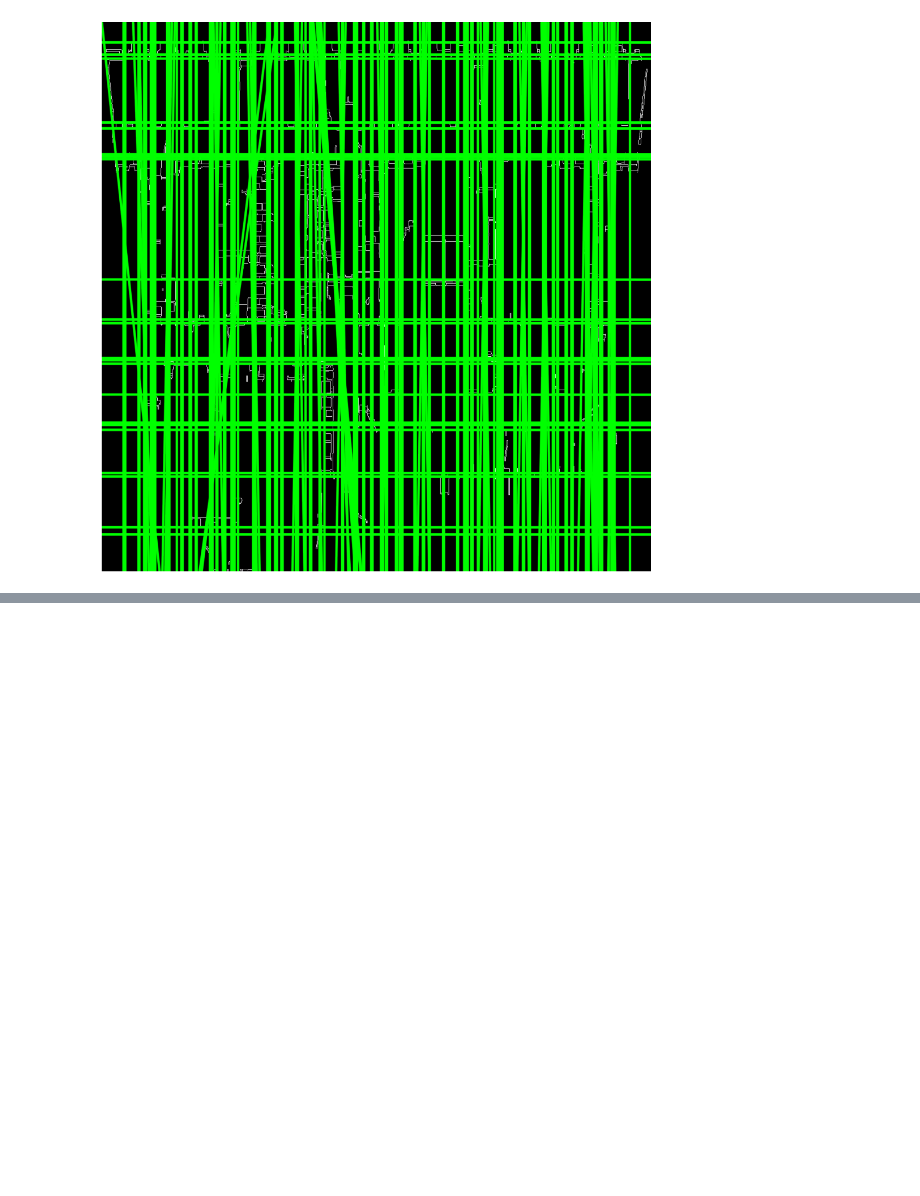
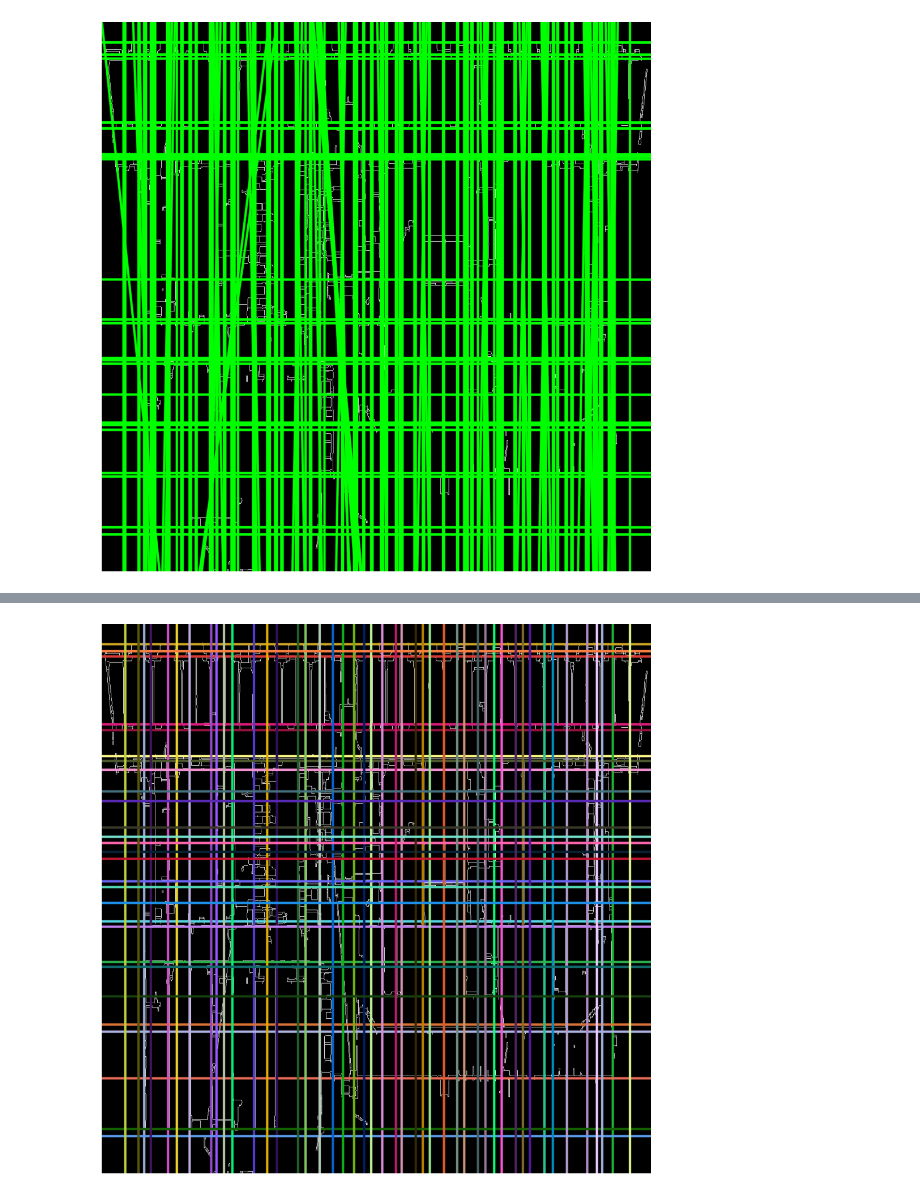
Before and after one commit to luqmanzaceria/ucsc-research, a Jupyter notebook: cv-floorplan/hough/hough_tiles.ipynb, the cells around one changed output, grey strips where cells are left out. Drawn from its saved outputs; the diff is of its cells as text; code cells hidden in the pictures; blank space fills up the shorter version.

```diff
--- a/cv-floorplan/hough/hough_tiles.ipynb
+++ b/cv-floorplan/hough/hough_tiles.ipynb
@@ -187,0 +384,89 @@ plt.show()
+# %%
+import cv2 as cv
+import numpy as np
+import math
+import matplotlib.pyplot as plt
+import random
+
+# ------------
+# ------------
+filename = 'img/reassembled_E2_2.png'
+src = cv.imread(filename, cv.IMREAD_GRAYSCALE)
+if src is None:
+    print('Error opening image!')
+    print('Usage: hough_lines.py [image_name] \n')
+    exit()
+
+# Resize the image to make it square
+max_dim = max(src.shape[:2])
+src_square = cv.resize(src, (max_dim, max_dim), interpolation=cv.INTER_LINEAR)
+
+# Apply morphological opening
+kernel = np.ones((5,5),np.uint8)
+src_square = cv.morphologyEx(src_square, cv.MORPH_OPEN, kernel, iterations=3)
+
+# Edge detection
+dst = cv.Canny(src_square, 50, 200, None, 3)
+
+# Convert to BGR image for display
+cdst = cv.cvtColor(dst, cv.COLOR_GRAY2BGR)
+
+# Detect lines in the entire image
+lines = cv.HoughLines(dst, 1, np.pi / 180, max_dim//10, None, 0, 0)
+all_lines = []
+if lines is not None:
+    for line in lines:
+        rho, theta = line[0]
+        a = math.cos(theta)
+        b = math.sin(theta)
+        x0 = a * rho
+        y0 = b * rho
+        max_len = int(np.sqrt(2) * max_dim)
+        pt1 = (int(x0 + max_len*(-b)), int(y0 + max_len*(a)))
+        pt2 = (int(x0 - max_len*(-b)), int(y0 - max_len*(a)))
+        all_lines.append((pt1, pt2, theta))
+
+# Non-maximum suppression
+strong_lines = np.zeros([len(all_lines),1,2])
+n2 = 0
+for n1 in range(0, len(all_lines)):
+    pt1, pt2, theta = all_lines[n1]
+    rho = abs((pt2[1] - pt1[1]) * pt1[0] - (pt2[0] - pt1[0]) * pt1[1]) / np.sqrt((pt2[1] - pt1[1])**2 + (pt2[0] - pt1[0])**2)
+    if n1 == 0:
+        strong_lines[n2] = [[rho, theta]]
+        n2 = n2 + 1
+    else:
+        if rho < 0:
+            rho *= -1
+            theta -= np.pi
+        closeness_rho = np.isclose(rho, strong_lines[0:n2,0,0], atol=10)  # Decrease atol for rho
+        closeness_theta = np.isclose(theta, strong_lines[0:n2,0,1], atol=np.pi/45)  # Decrease atol for theta
+        closeness = np.all([closeness_rho, closeness_theta], axis=0)
+        if not any(closeness):
+            strong_lines[n2] = [[rho, theta]]
+            n2 = n2 + 1
+
+# Draw lines on the image
+for line in strong_lines[:n2]:
+    rho, theta = line[0]
+    a = math.cos(theta)
+    b = math.sin(theta)
+    x0 = a * rho
+    y0 = b * rho
+    max_len = int(np.sqrt(2) * max_dim)
+    pt1 = (int(x0 + max_len*(-b)), int(y0 + max_len*(a)))
+    pt2 = (int(x0 - max_len*(-b)), int(y0 - max_len*(a)))
+    angle_deg = theta * 180 / np.pi
+    tolerance = 0.1  # Adjust tolerance as needed
+    if (abs(angle_deg) <= tolerance) or (abs(abs(angle_deg) - 90) <= tolerance) or (abs(abs(angle_deg) - 180) <= tolerance) or (abs(abs(angle_deg) - 270) <= tolerance):
+        color = (random.randint(0, 255), random.randint(0, 255), random.randint(0, 255))
+        cv.line(cdst, pt1, pt2, color, 3, cv.LINE_AA)
+
+# Display the result
+plt.figure(figsize=(10, 10))
+plt.imshow(cdst)
+plt.axis('off')
+plt.tight_layout()
+plt.show()
+# %% [output]
+[figure, added]
```
Also changed, not shown: parts of 9 cells of this notebook.
